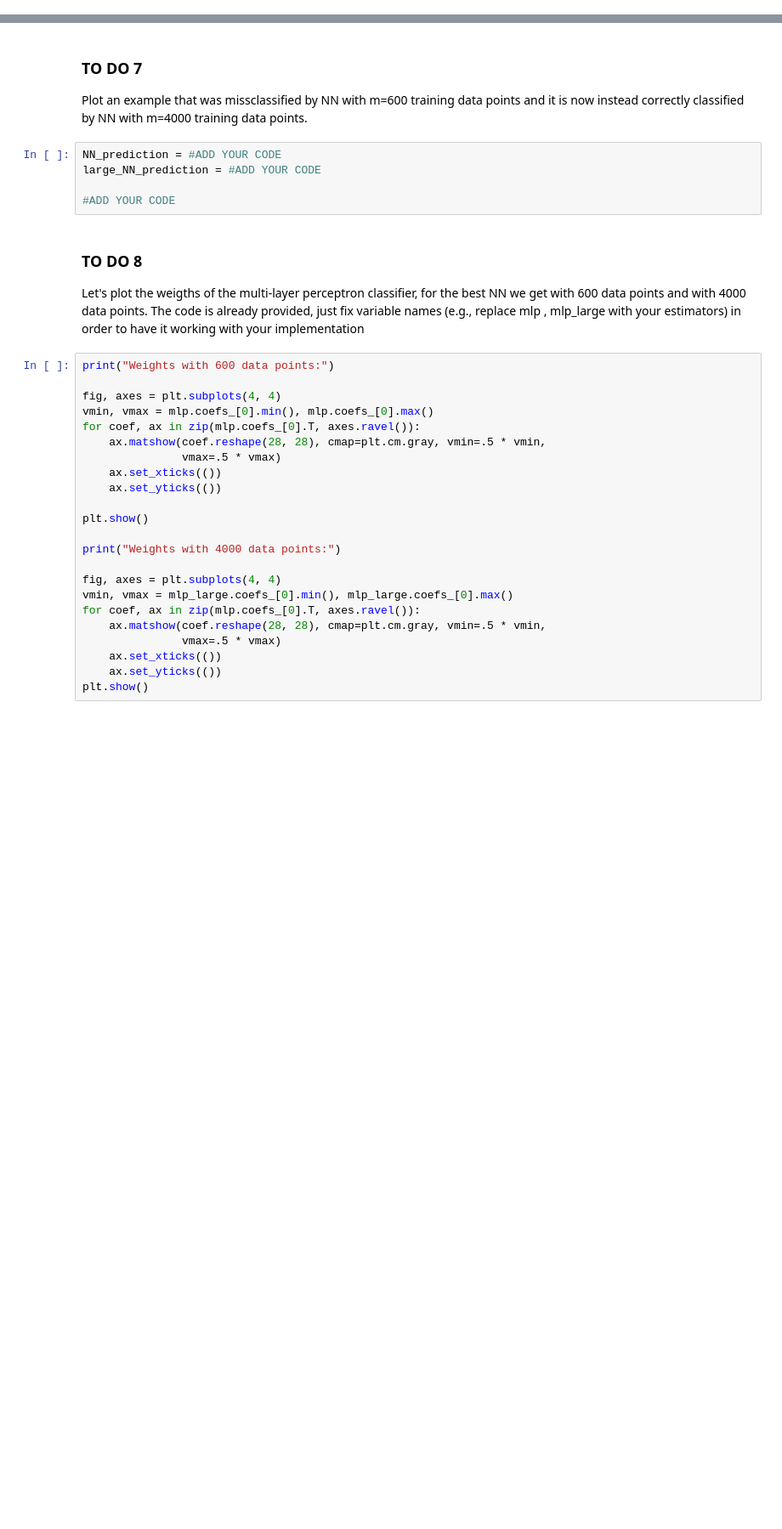
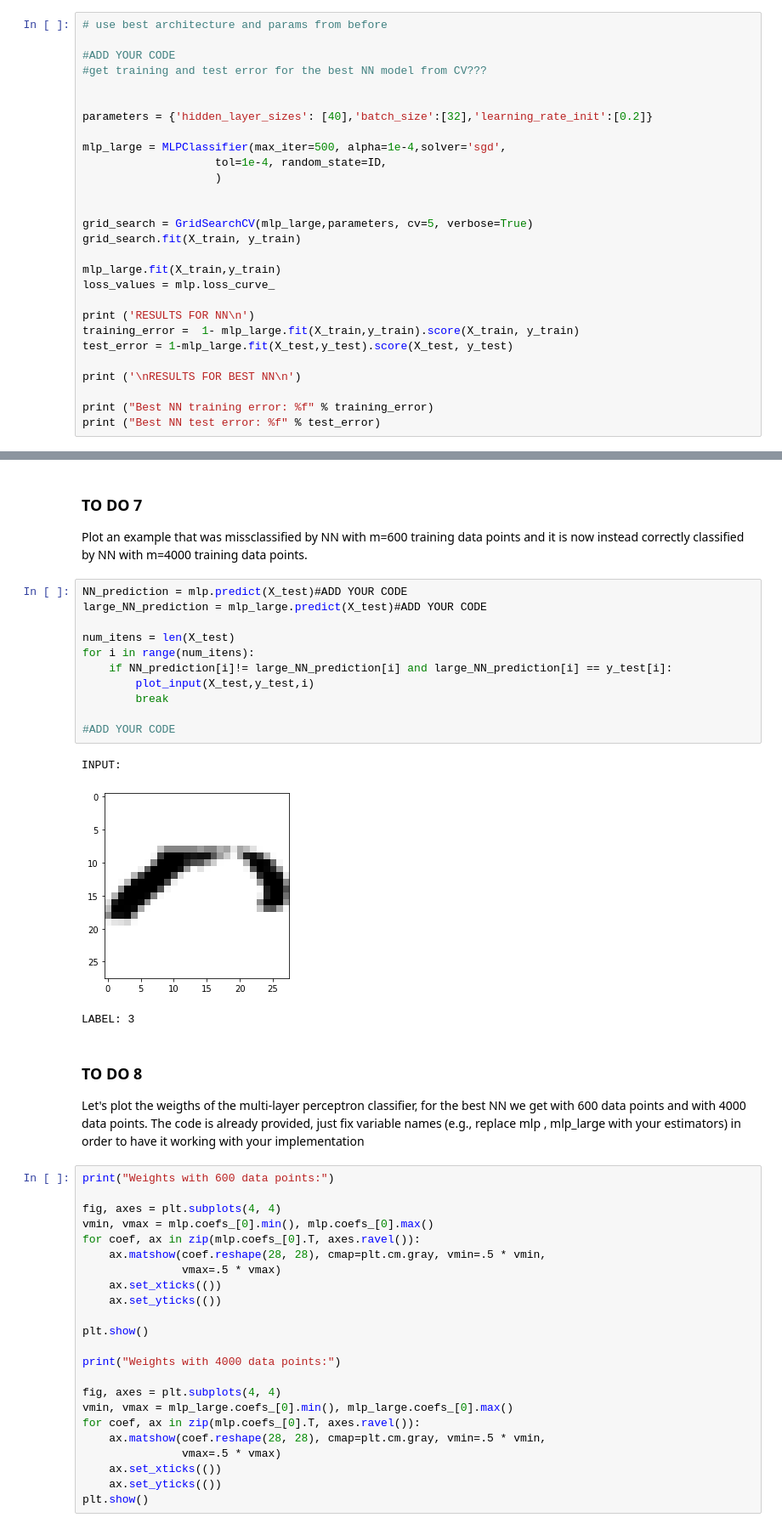
Before and after one commit to OSAKE-0/MachineLearningClassHW, a Jupyter notebook: Lab3 /Tao_Menglu_LAB3.ipynb, the cells around one changed output, grey strips where cells are left out. Shown at 85% size. Drawn from its saved outputs; the diff is of its cells as text; blank space fills up the shorter version.

```diff
--- a/Lab3 /Tao_Menglu_LAB3.ipynb
+++ b/Lab3 /Tao_Menglu_LAB3.ipynb
@@ -294,0 +455,28 @@ print ("NN test error: %f" % test_error)
+# %%
+# use best architecture and params from before
+
+#ADD YOUR CODE
+#get training and test error for the best NN model from CV???
+
+
+parameters = {'hidden_layer_sizes': [40],'batch_size':[32],'learning_rate_init':[0.2]}
+
+mlp_large = MLPClassifier(max_iter=500, alpha=1e-4,solver='sgd',
+                    tol=1e-4, random_state=ID,
+                    )
+
+
+grid_search = GridSearchCV(mlp_large,parameters, cv=5, verbose=True)
+grid_search.fit(X_train, y_train)
+
+mlp_large.fit(X_train,y_train)
+loss_values = mlp.loss_curve_
+
+print ('RESULTS FOR NN\n')
+training_error =  1- mlp_large.fit(X_train,y_train).score(X_train, y_train)
+test_error = 1-mlp_large.fit(X_test,y_test).score(X_test, y_test)
+
+print ('\nRESULTS FOR BEST NN\n')
+
+print ("Best NN training error: %f" % training_error)
+print ("Best NN test error: %f" % test_error)
@@ -301,11 +497,21 @@ Compare the train and test error you got with a large number of samples with the
 ### TO DO 7
 
 Plot an example that was missclassified by NN with m=600 training data points and it is now instead correctly classified by NN with m=4000 training data points.
-# %%
-NN_prediction = #ADD YOUR CODE
-large_NN_prediction = #ADD YOUR CODE
-
-#ADD YOUR CODE
+# %%
+NN_prediction = mlp.predict(X_test)#ADD YOUR CODE
+large_NN_prediction = mlp_large.predict(X_test)#ADD YOUR CODE
+
+num_itens = len(X_test)
+for i in range(num_itens):
+    if NN_prediction[i]!= large_NN_prediction[i] and large_NN_prediction[i] == y_test[i]:
+        plot_input(X_test,y_test,i)
+        break
+
+#ADD YOUR CODE
+# %% [output]
+INPUT:
+[figure, added]
+LABEL: 3
 # %% [markdown]
 ### TO DO 8
 
```
Also changed, not shown: parts of 28 cells of this notebook.
